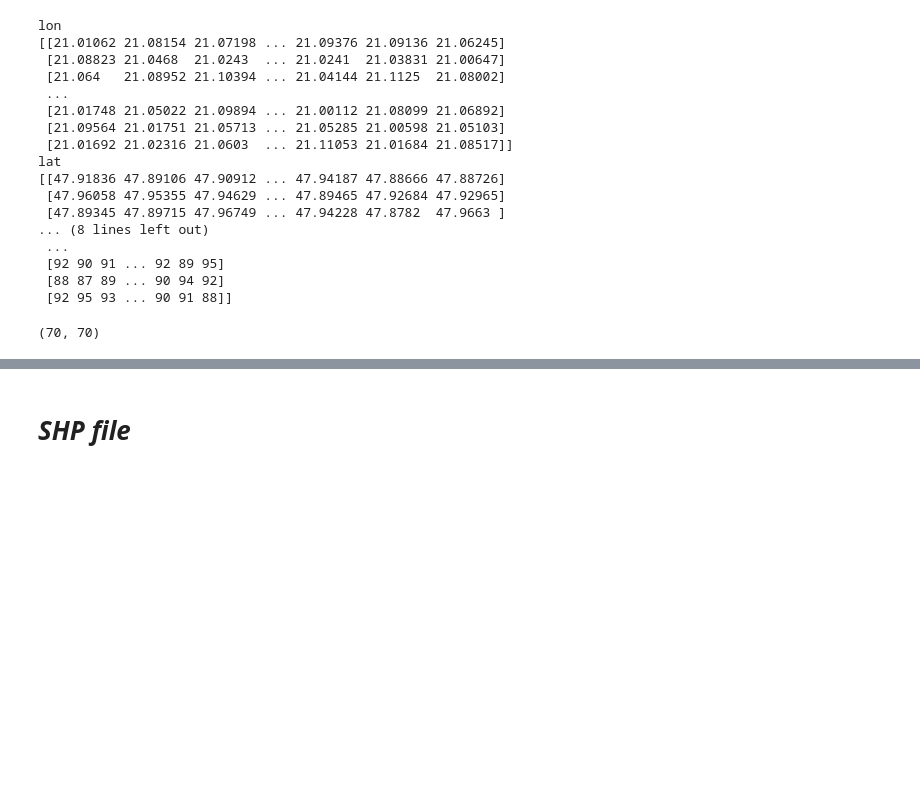
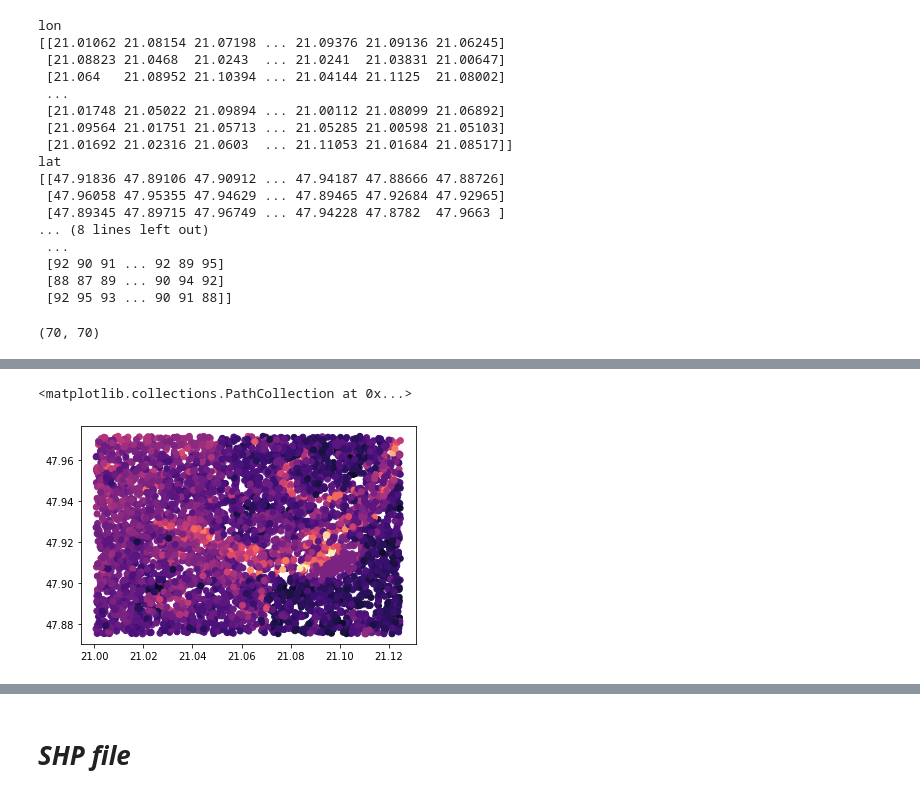
Before and after one commit to DommiiUdomp/MAP-Hungary, a Jupyter notebook: tryDEM.ipynb, the cells around one changed output, grey strips where cells are left out. Saved outputs shown, nothing was run; the diff lists cells and outputs as text; code cells hidden in the pictures; blank space fills up the shorter version.

```diff
--- a/tryDEM.ipynb
+++ b/tryDEM.ipynb
@@ -258,0 +216,9 @@ plt.show()
+# %%
+xx = np.ravel(df_elv['lon'])
+yy = np.ravel(df_elv['lat'])
+zz = np.ravel(df_elv['elevation'])
+
+plt.scatter(xx,yy,c=zz,cmap=plt.cm.magma)
+# %% [output]
+<matplotlib.collections.PathCollection at 0x...>
+[figure, added]
```
Also changed, not shown: parts of 31 cells of this notebook.
